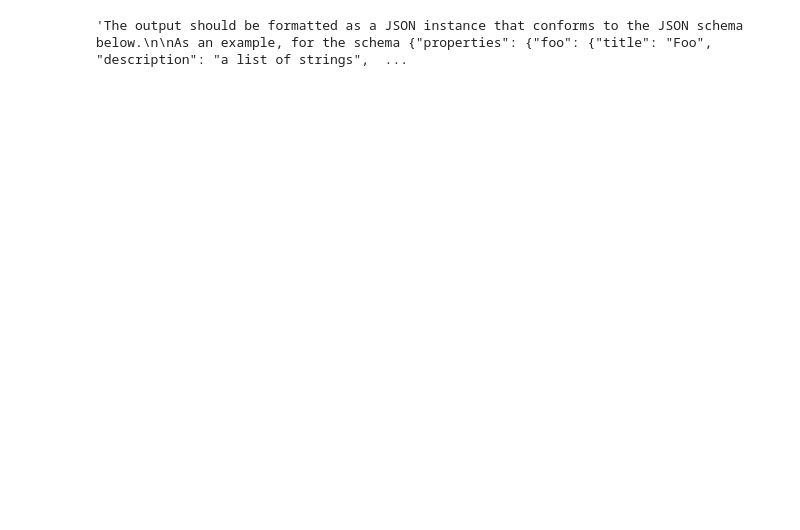
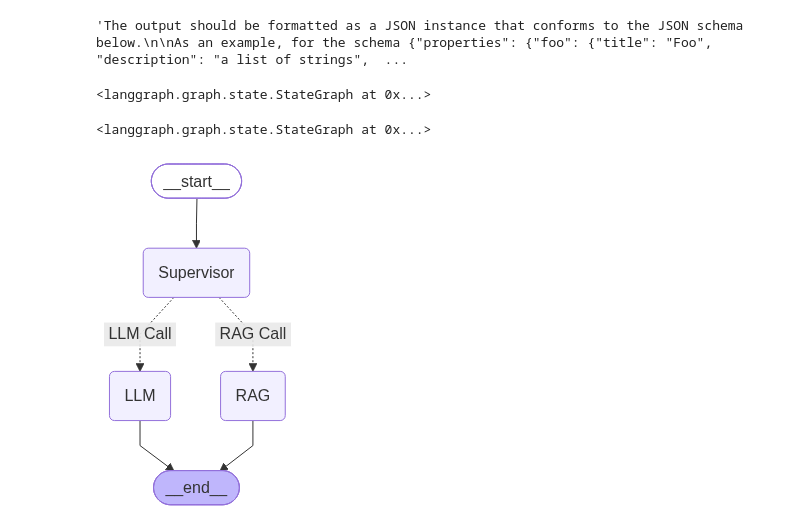
Before and after one commit to moawasthi/AI-Upskilling, a Jupyter notebook: 3.4 LangGraph/3.4.3 langgraph with state.ipynb, the cells around one changed output. Saved outputs shown, nothing was run; the diff lists cells and outputs as text; code cells hidden in the pictures; blank space fills up the shorter version.

Commit message:
Moving on to Langgraph orchestration logic

```diff
--- a/3.4 LangGraph/3.4.3 langgraph with state.ipynb
+++ b/3.4 LangGraph/3.4.3 langgraph with state.ipynb
@@ -76,0 +87,3 @@ class AgentState(TypedDict):
+# %%
+def router(state: AgentState):
+    pass
@@ -76,0 +92,22 @@ class AgentState(TypedDict):
+# %%
+workflow = StateGraph(AgentState)
+# %%
+workflow.add_node("Supervisor",function_1)
+workflow.add_node("RAG",function_2)
+workflow.add_node("LLM", function_3)
+# %% [output]
+<langgraph.graph.state.StateGraph at 0x...>
+# %%
+workflow.set_entry_point("Supervisor")
+workflow.add_conditional_edges(
+            "Supervisor", router ,
+            {"RAG Call" : "RAG", "LLM Call" : "LLM"}
+            )
+workflow.add_edge("RAG", END)
+workflow.add_edge("LLM", END)
+# %% [output]
+<langgraph.graph.state.StateGraph at 0x...>
+# %%
+workflow.compile()
+# %% [output]
+[figure, added]
```
Also changed, not shown: parts of 7 cells of this notebook.
